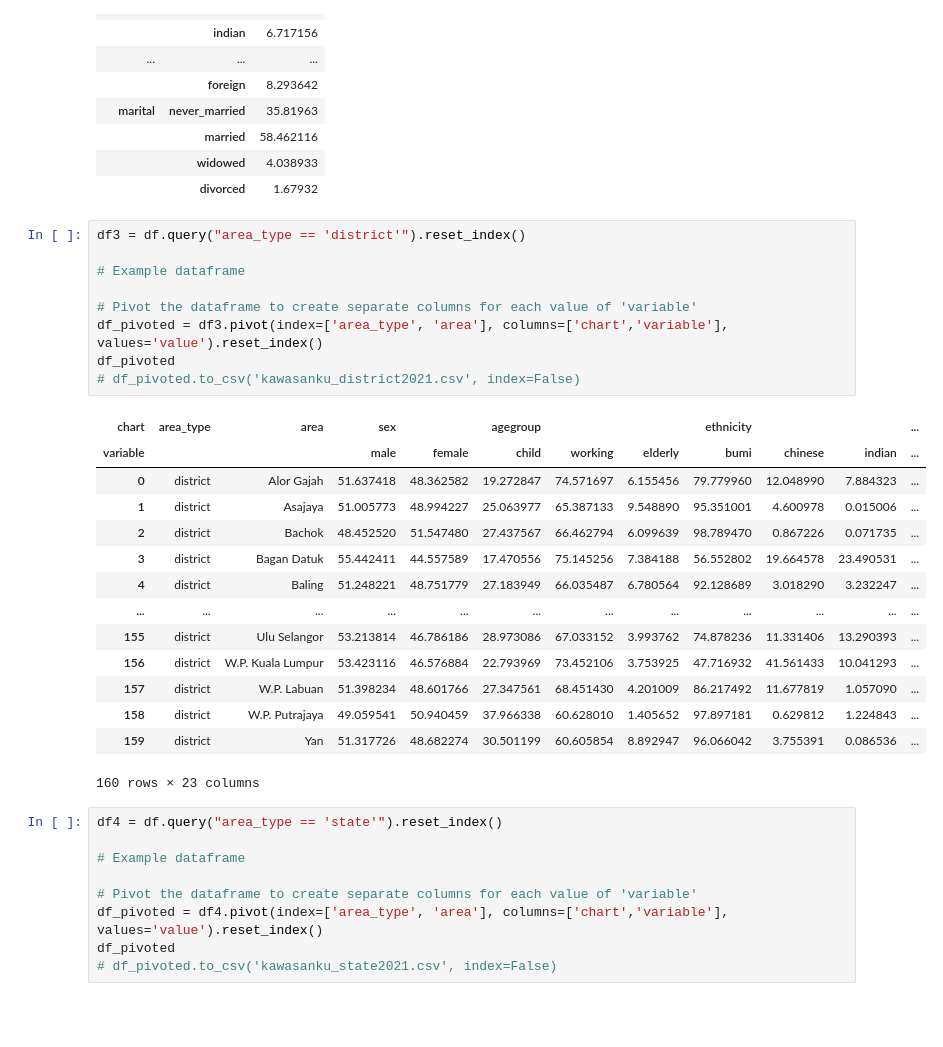
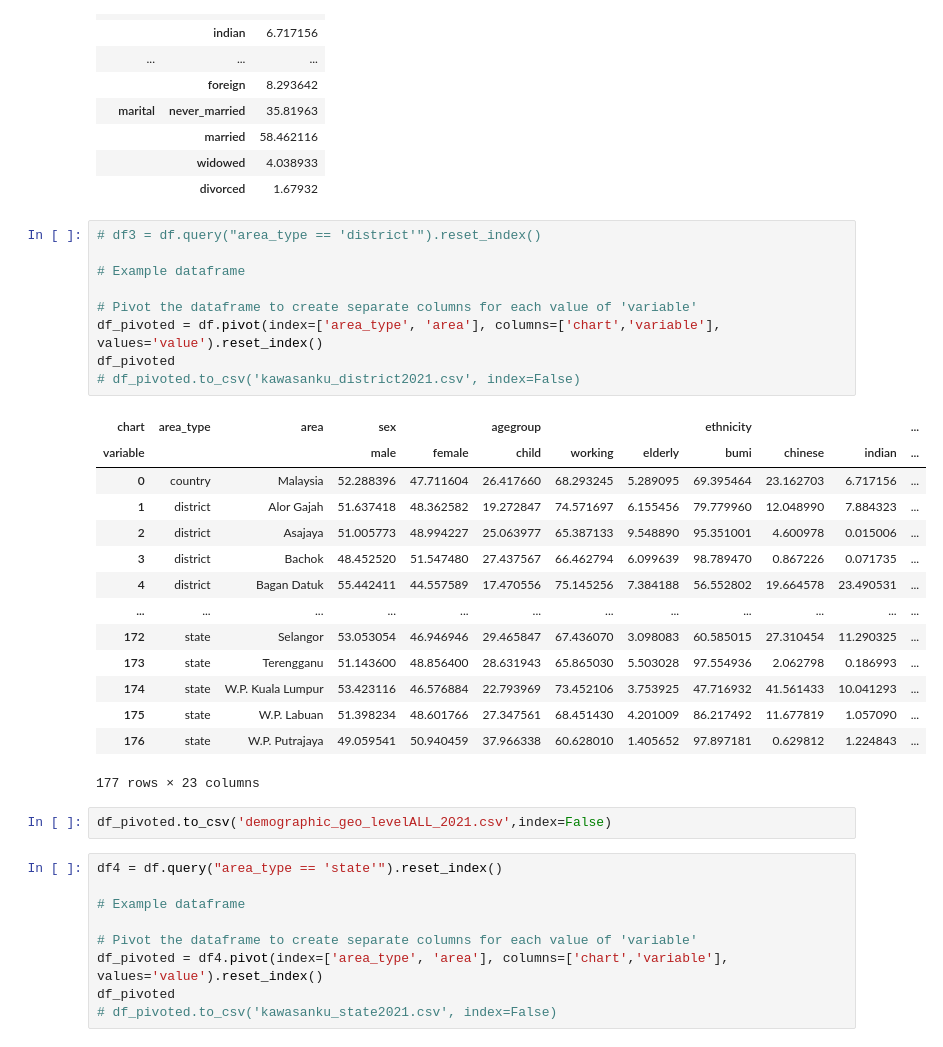
Before and after one commit to booluckgmie/sharecode, a Jupyter notebook: nb/kawasanku2023.ipynb, the cells around one changed output. Drawn from its saved outputs; the diff is of its cells as text; blank space fills up the shorter version.

```diff
--- a/nb/kawasanku2023.ipynb
+++ b/nb/kawasanku2023.ipynb
@@ -63,29 +63,31 @@ dfM
 |  | widowed | 4.038933 |
 |  | divorced | 1.67932 |
 # %%
-df3 = df.query("area_type == 'district'").reset_index()
+# df3 = df.query("area_type == 'district'").reset_index()
 
 # Example dataframe
 
 # Pivot the dataframe to create separate columns for each value of 'variable'
-df_pivoted = df3.pivot(index=['area_type', 'area'], columns=['chart','variable'], values='value').reset_index()
+df_pivoted = df.pivot(index=['area_type', 'area'], columns=['chart','variable'], values='value').reset_index()
 df_pivoted
 # df_pivoted.to_csv('kawasanku_district2021.csv', index=False)
 # %% [output]
 | chart | area_type | area | sex |  | agegroup |  |  | ethnicity |  |  | ... |
 | variable |  |  | male | female | child | working | elderly | bumi | chinese | indian | ... |
-| 0 | district | Alor Gajah | 51.637418 | 48.362582 | 19.272847 | 74.571697 | 6.155456 | 79.779960 | 12.048990 | 7.884323 | ... |
-| 1 | district | Asajaya | 51.005773 | 48.994227 | 25.063977 | 65.387133 | 9.548890 | 95.351001 | 4.600978 | 0.015006 | ... |
-| 2 | district | Bachok | 48.452520 | 51.547480 | 27.437567 | 66.462794 | 6.099639 | 98.789470 | 0.867226 | 0.071735 | ... |
-| 3 | district | Bagan Datuk | 55.442411 | 44.557589 | 17.470556 | 75.145256 | 7.384188 | 56.552802 | 19.664578 | 23.490531 | ... |
-| 4 | district | Baling | 51.248221 | 48.751779 | 27.183949 | 66.035487 | 6.780564 | 92.128689 | 3.018290 | 3.232247 | ... |
+| 0 | country | Malaysia | 52.288396 | 47.711604 | 26.417660 | 68.293245 | 5.289095 | 69.395464 | 23.162703 | 6.717156 | ... |
+| 1 | district | Alor Gajah | 51.637418 | 48.362582 | 19.272847 | 74.571697 | 6.155456 | 79.779960 | 12.048990 | 7.884323 | ... |
+| 2 | district | Asajaya | 51.005773 | 48.994227 | 25.063977 | 65.387133 | 9.548890 | 95.351001 | 4.600978 | 0.015006 | ... |
+| 3 | district | Bachok | 48.452520 | 51.547480 | 27.437567 | 66.462794 | 6.099639 | 98.789470 | 0.867226 | 0.071735 | ... |
+| 4 | district | Bagan Datuk | 55.442411 | 44.557589 | 17.470556 | 75.145256 | 7.384188 | 56.552802 | 19.664578 | 23.490531 | ... |
 | ... | ... | ... | ... | ... | ... | ... | ... | ... | ... | ... | ... |
-| 155 | district | Ulu Selangor | 53.213814 | 46.786186 | 28.973086 | 67.033152 | 3.993762 | 74.878236 | 11.331406 | 13.290393 | ... |
-| 156 | district | W.P. Kuala Lumpur | 53.423116 | 46.576884 | 22.793969 | 73.452106 | 3.753925 | 47.716932 | 41.561433 | 10.041293 | ... |
-| 157 | district | W.P. Labuan | 51.398234 | 48.601766 | 27.347561 | 68.451430 | 4.201009 | 86.217492 | 11.677819 | 1.057090 | ... |
-| 158 | district | W.P. Putrajaya | 49.059541 | 50.940459 | 37.966338 | 60.628010 | 1.405652 | 97.897181 | 0.629812 | 1.224843 | ... |
-| 159 | district | Yan | 51.317726 | 48.682274 | 30.501199 | 60.605854 | 8.892947 | 96.066042 | 3.755391 | 0.086536 | ... |
+| 172 | state | Selangor | 53.053054 | 46.946946 | 29.465847 | 67.436070 | 3.098083 | 60.585015 | 27.310454 | 11.290325 | ... |
+| 173 | state | Terengganu | 51.143600 | 48.856400 | 28.631943 | 65.865030 | 5.503028 | 97.554936 | 2.062798 | 0.186993 | ... |
+| 174 | state | W.P. Kuala Lumpur | 53.423116 | 46.576884 | 22.793969 | 73.452106 | 3.753925 | 47.716932 | 41.561433 | 10.041293 | ... |
+| 175 | state | W.P. Labuan | 51.398234 | 48.601766 | 27.347561 | 68.451430 | 4.201009 | 86.217492 | 11.677819 | 1.057090 | ... |
+| 176 | state | W.P. Putrajaya | 49.059541 | 50.940459 | 37.966338 | 60.628010 | 1.405652 | 97.897181 | 0.629812 | 1.224843 | ... |
-160 rows × 23 columns
+177 rows × 23 columns
+# %%
+df_pivoted.to_csv('demographic_geo_levelALL_2021.csv',index=False)
 # %%
 df4 = df.query("area_type == 'state'").reset_index()
 
```
Also changed, not shown: 5 other files.
